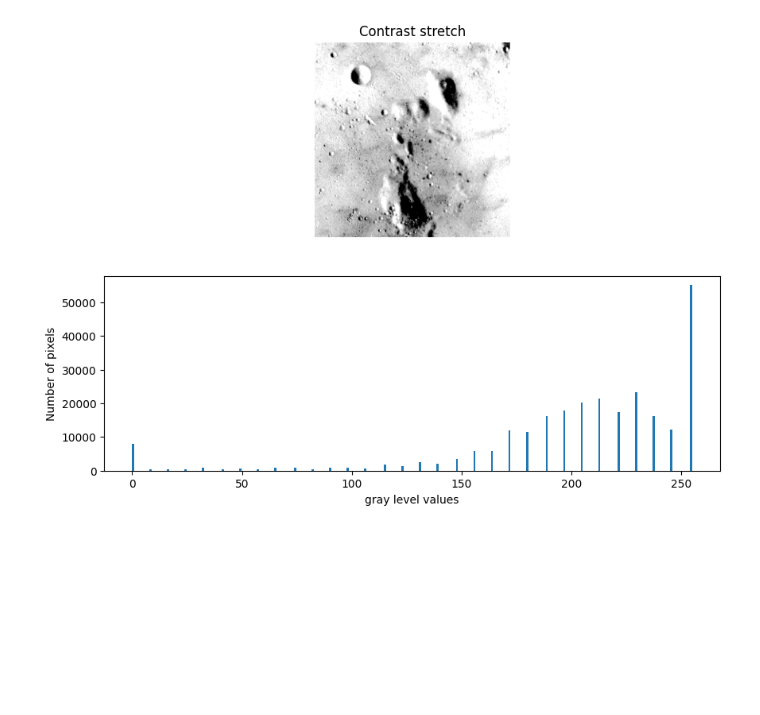
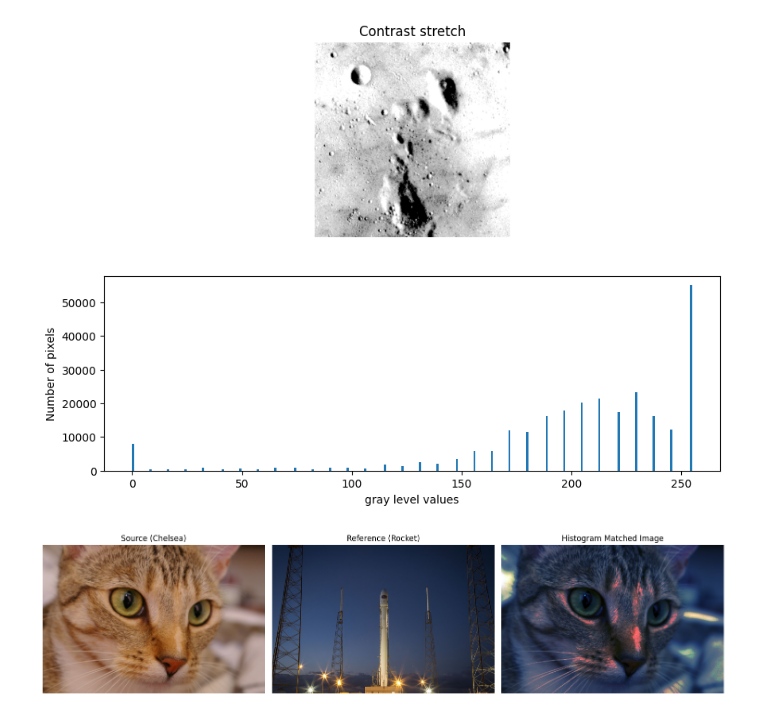
Before and after one commit to hebaOrhb/Lab4_imageProcessing, a Jupyter notebook: lab4.ipynb, the cells around one changed output. Saved outputs shown, nothing was run; the diff lists cells and outputs as text; code cells hidden in the pictures; blank space fills up the shorter version.

```diff
--- a/lab4.ipynb
+++ b/lab4.ipynb
@@ -85,3 +107,34 @@ plt.show()
 # Task#2: Using the same ‘moon image’ and the exposure.equalize_hist function, display the image and the histogram of the image after flattening the histogram.
 
 # Task#3: Use the rocket (as reference) and chelsea images (from skimage.data) and implement histogram matching
+# %%
+# Task 3: Histogram Matching
+source = data.chelsea()
+reference = data.rocket()
+
+matched = exposure.match_histograms(source, reference, channel_axis=-1)
+
+plt.figure(figsize=(15, 5))
+
+# Source Image
+plt.subplot(1, 3, 1)
+plt.imshow(source)
+plt.title('Source (Chelsea)')
+plt.axis('off')
+
+# Reference Image
+plt.subplot(1, 3, 2)
+plt.imshow(reference)
+plt.title('Reference (Rocket)')
+plt.axis('off')
+
+# Matched Image
+plt.subplot(1, 3, 3)
+plt.imshow(matched)
+plt.title('Histogram Matched Image')
+plt.axis('off')
+
+plt.tight_layout()
+plt.show()
+# %% [output]
+[figure, added]
```
Also changed, not shown: parts of 1 cell of this notebook.
